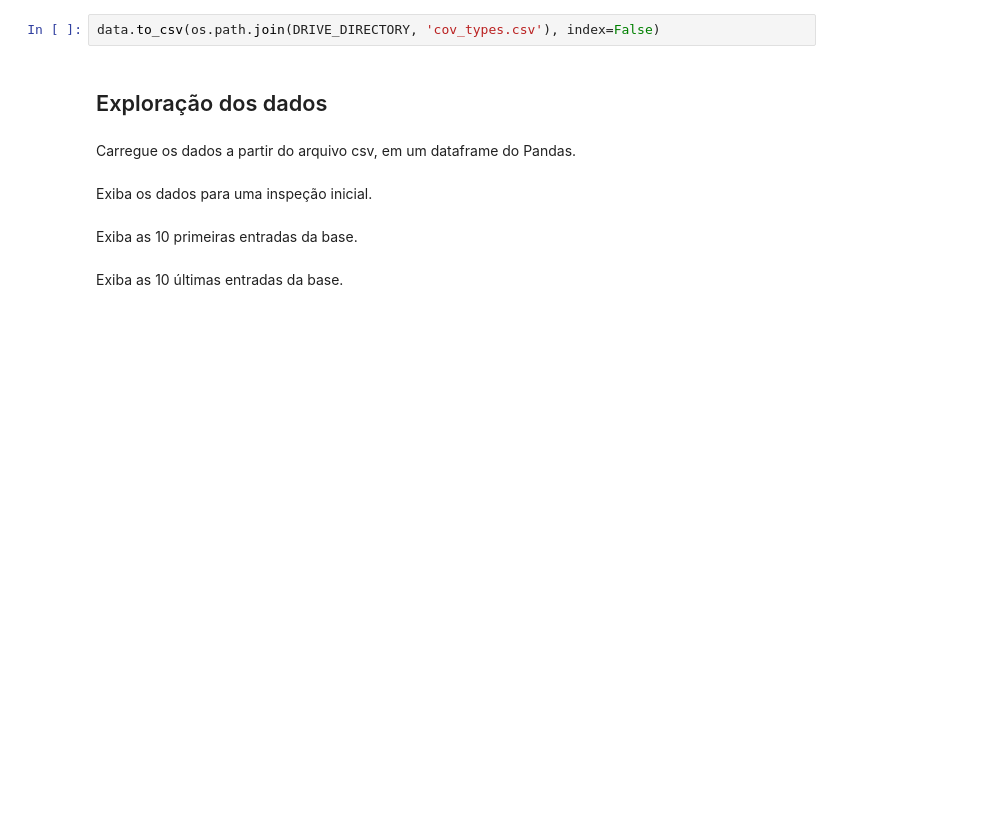
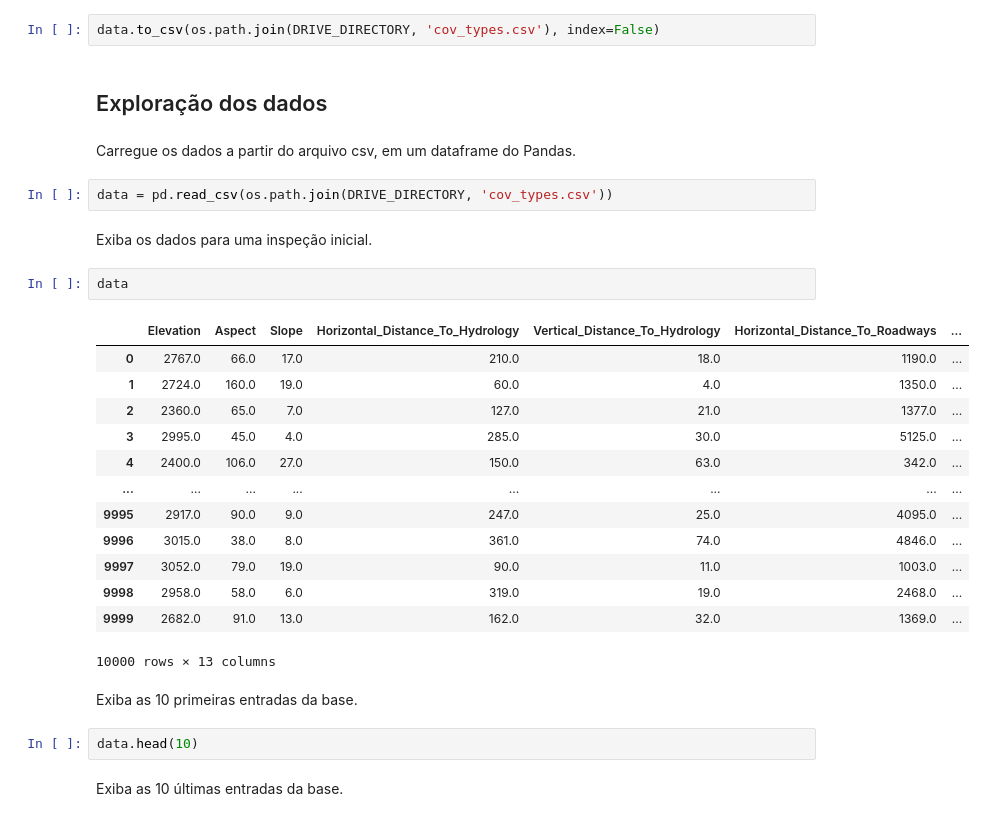
Before and after one commit to Salsep0/Aulas, a Jupyter notebook: Atividade1.ipynb, the cells around one changed output. Drawn from its saved outputs; the diff is of its cells as text; blank space fills up the shorter version.

```diff
--- a/Atividade1.ipynb
+++ b/Atividade1.ipynb
@@ -83,9 +84,29 @@ data.to_csv(os.path.join(DRIVE_DIRECTORY, 'cov_types.csv'), index=False)
 ## Exploração dos dados
 # %% [markdown]
 Carregue os dados a partir do arquivo csv, em um dataframe do Pandas.
+# %%
+data = pd.read_csv(os.path.join(DRIVE_DIRECTORY, 'cov_types.csv'))
 # %% [markdown]
 Exiba os dados para uma inspeção inicial.
+# %%
+data
+# %% [output]
+|  | Elevation | Aspect | Slope | Horizontal_Distance_To_Hydrology | Vertical_Distance_To_Hydrology | Horizontal_Distance_To_Roadways | ... |
+| 0 | 2767.0 | 66.0 | 17.0 | 210.0 | 18.0 | 1190.0 | ... |
+| 1 | 2724.0 | 160.0 | 19.0 | 60.0 | 4.0 | 1350.0 | ... |
+| 2 | 2360.0 | 65.0 | 7.0 | 127.0 | 21.0 | 1377.0 | ... |
+| 3 | 2995.0 | 45.0 | 4.0 | 285.0 | 30.0 | 5125.0 | ... |
+| 4 | 2400.0 | 106.0 | 27.0 | 150.0 | 63.0 | 342.0 | ... |
+| ... | ... | ... | ... | ... | ... | ... | ... |
+| 9995 | 2917.0 | 90.0 | 9.0 | 247.0 | 25.0 | 4095.0 | ... |
+| 9996 | 3015.0 | 38.0 | 8.0 | 361.0 | 74.0 | 4846.0 | ... |
+| 9997 | 3052.0 | 79.0 | 19.0 | 90.0 | 11.0 | 1003.0 | ... |
+| 9998 | 2958.0 | 58.0 | 6.0 | 319.0 | 19.0 | 2468.0 | ... |
+| 9999 | 2682.0 | 91.0 | 13.0 | 162.0 | 32.0 | 1369.0 | ... |
+10000 rows × 13 columns
 # %% [markdown]
 Exiba as 10 primeiras entradas da base.
+# %%
+data.head(10)
 # %% [markdown]
 Exiba as 10 últimas entradas da base.
```
Also changed, not shown: parts of 19 cells of this notebook.
